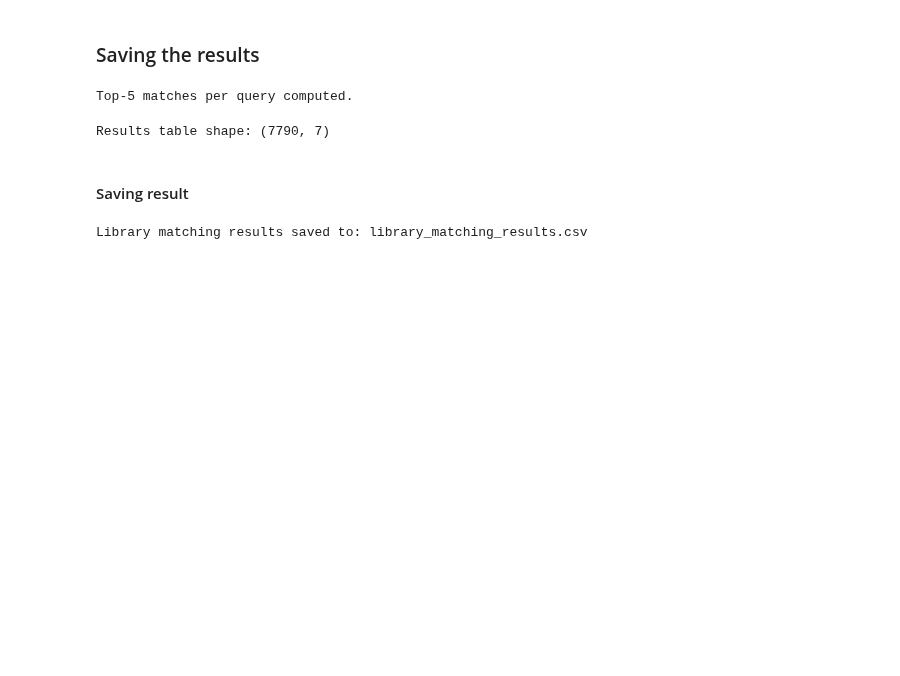
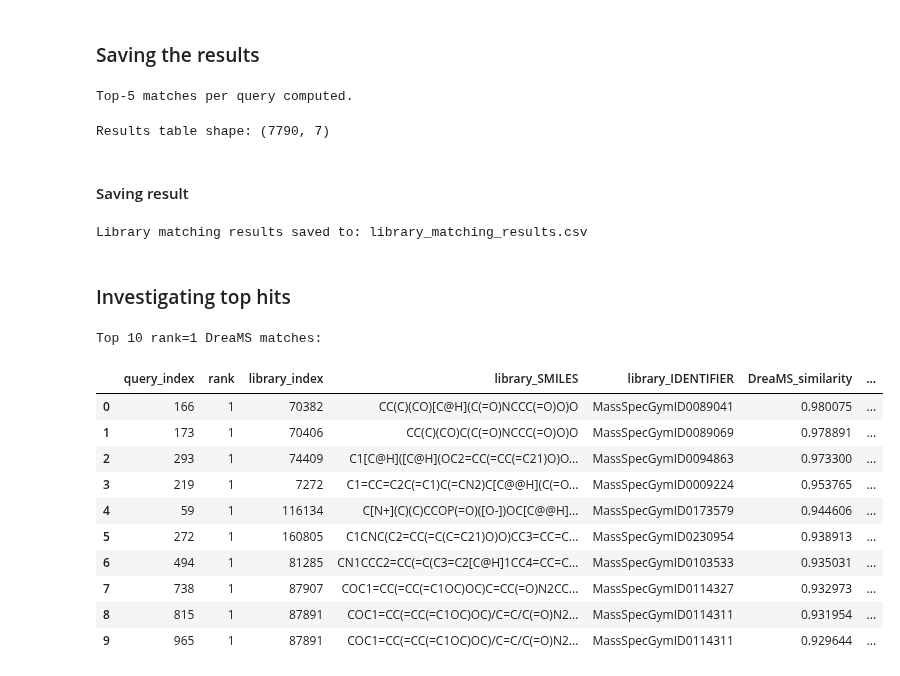
Before and after one commit to pluskal-lab/DreaMS_MIMB, a Jupyter notebook: notebooks/3_library_matching.ipynb, the cells around one changed output. Drawn from its saved outputs; the diff is of its cells as text; code cells hidden in the pictures; blank space fills up the shorter version.

```diff
--- a/notebooks/3_library_matching.ipynb
+++ b/notebooks/3_library_matching.ipynb
@@ -139,3 +139,5 @@ df_matches.to_csv(out_csv, index=False)
 print("Library matching results saved to:", out_csv.name)
 # %% [output]
 Library matching results saved to: library_matching_results.csv
+# %% [markdown]
+### Investigating top hits
@@ -141,0 +158,21 @@ Library matching results saved to: library_matching_results.csv
+# %%
+# path to your results CSV from step 8
+results_csv = results_folder / "library_matching_results.csv"
+
+# pull out the top 10
+top10 = top_dreams_hits(results_csv, topn=10)
+print("Top 10 rank=1 DreaMS matches:")
+display(top10)
+# %% [output]
+Top 10 rank=1 DreaMS matches:
+|  | query_index | rank | library_index | library_SMILES | library_IDENTIFIER | DreaMS_similarity | ... |
+| 0 | 166 | 1 | 70382 | CC(C)(CO)[C@H](C(=O)NCCC(=O)O)O | MassSpecGymID0089041 | 0.980075 | ... |
+| 1 | 173 | 1 | 70406 | CC(C)(CO)C(C(=O)NCCC(=O)O)O | MassSpecGymID0089069 | 0.978891 | ... |
+| 2 | 293 | 1 | 74409 | C1[C@H]([C@H](OC2=CC(=CC(=C21)O)O... | MassSpecGymID0094863 | 0.973300 | ... |
+| 3 | 219 | 1 | 7272 | C1=CC=C2C(=C1)C(=CN2)C[C@@H](C(=O... | MassSpecGymID0009224 | 0.953765 | ... |
+| 4 | 59 | 1 | 116134 | C[N+](C)(C)CCOP(=O)([O-])OC[C@@H]... | MassSpecGymID0173579 | 0.944606 | ... |
+| 5 | 272 | 1 | 160805 | C1CNC(C2=CC(=C(C=C21)O)O)CC3=CC=C... | MassSpecGymID0230954 | 0.938913 | ... |
+| 6 | 494 | 1 | 81285 | CN1CCC2=CC(=C(C3=C2[C@H]1CC4=CC=C... | MassSpecGymID0103533 | 0.935031 | ... |
+| 7 | 738 | 1 | 87907 | COC1=CC(=CC(=C1OC)OC)C=CC(=O)N2CC... | MassSpecGymID0114327 | 0.932973 | ... |
+| 8 | 815 | 1 | 87891 | COC1=CC(=CC(=C1OC)OC)/C=C/C(=O)N2... | MassSpecGymID0114311 | 0.931954 | ... |
+| 9 | 965 | 1 | 87891 | COC1=CC(=CC(=C1OC)OC)/C=C/C(=O)N2... | MassSpecGymID0114311 | 0.929644 | ... |
```
Also changed, not shown: parts of 2 cells of this notebook.
